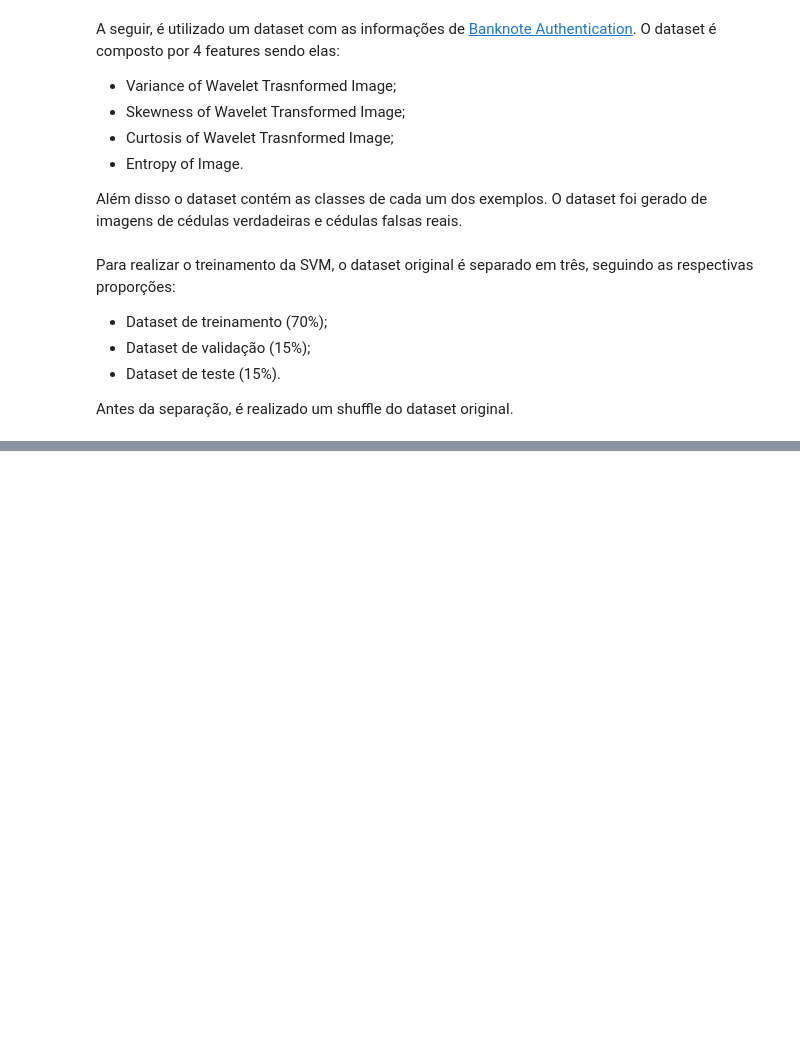
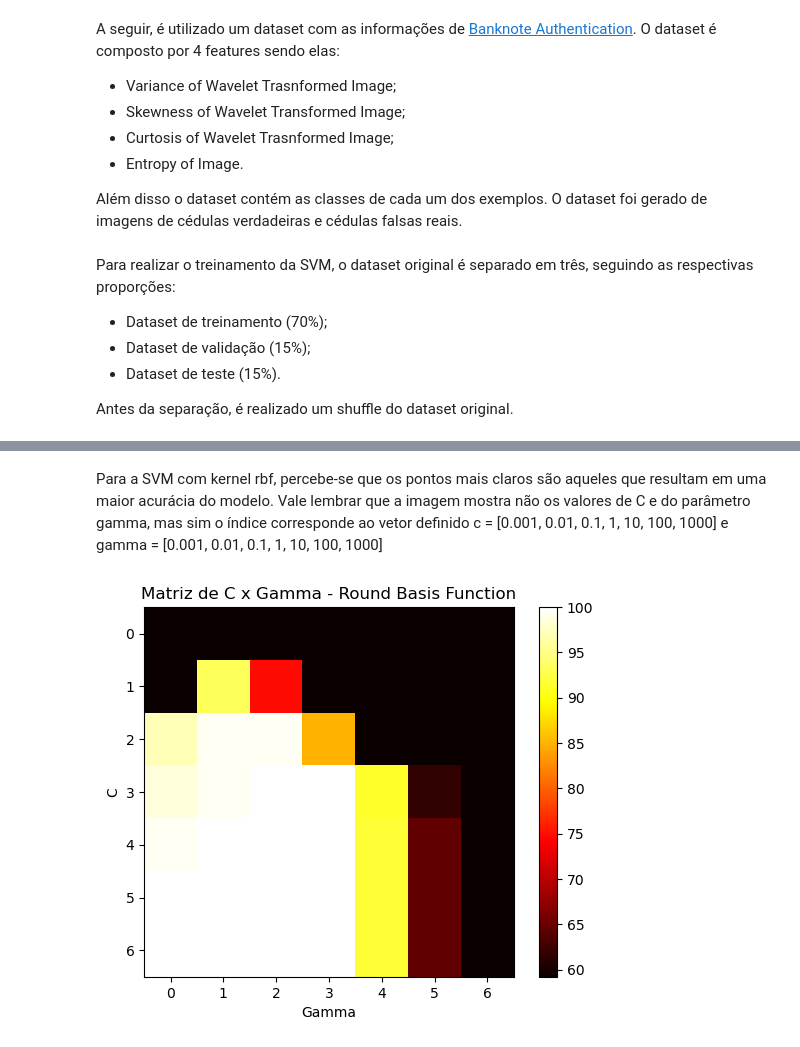
Before and after one commit to HenriqueTogo/machine-learning, a Jupyter notebook: Lista04/q03_lista_04_231111280.ipynb, the cells around one changed output, grey strips where cells are left out. Cells and saved outputs as stored; diff of their text form; code cells hidden in the pictures; blank space fills up the shorter version.

```diff
--- a/Lista04/q03_lista_04_231111280.ipynb
+++ b/Lista04/q03_lista_04_231111280.ipynb
@@ -196,0 +239,11 @@ plt.show()
+# %% [markdown]
+Para a SVM com kernel rbf, percebe-se que os pontos mais claros são aqueles que resultam em uma maior acurácia do modelo. Vale lembrar que a imagem mostra não os valores de C e do parâmetro gamma, mas sim o índice corresponde ao vetor definido c = [0.001, 0.01, 0.1, 1, 10, 100, 1000] e gamma = [0.001, 0.01, 0.1, 1, 10, 100, 1000]
+# %%
+plt.imshow(acc_matrix_rbf, cmap='hot')
+plt.title('Matriz de C x Gamma - Round Basis Function')
+plt.colorbar()
+plt.xlabel("Gamma")
+plt.ylabel("C")
+plt.show()
+# %% [output]
+[figure, added]
```
Also changed, not shown: parts of 15 cells of this notebook.
